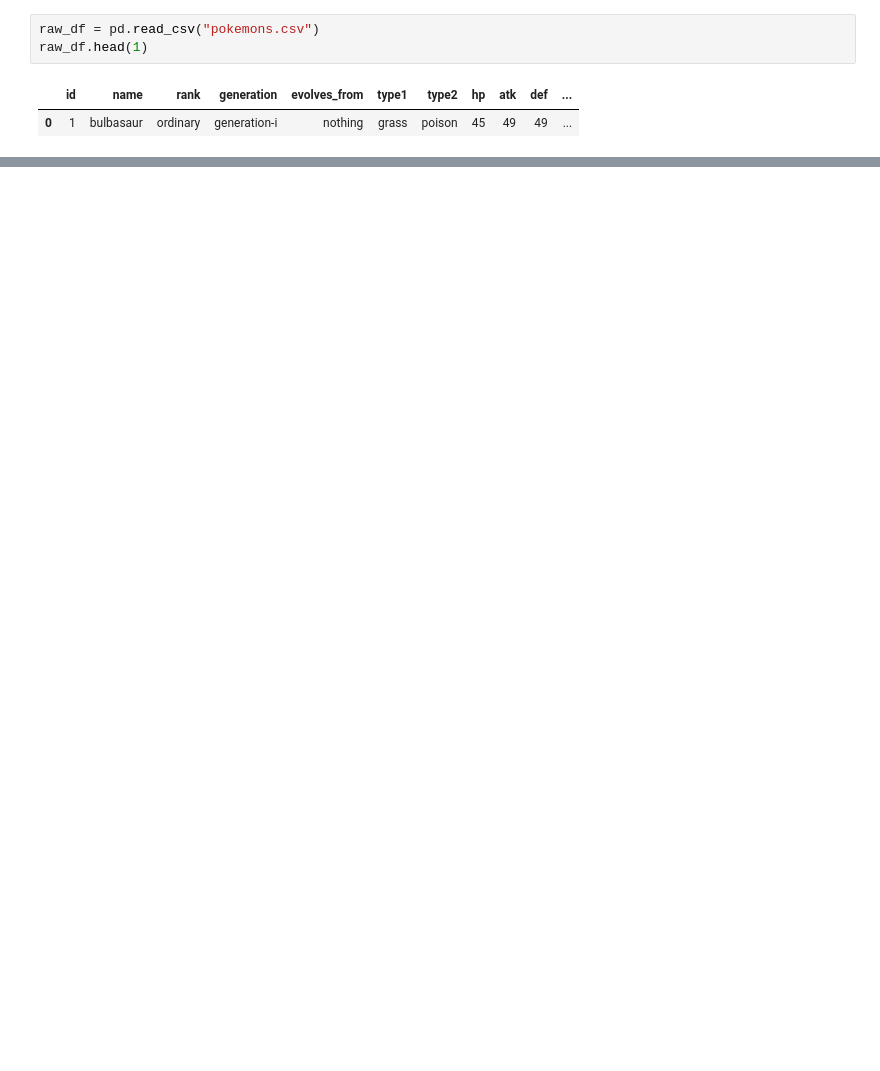
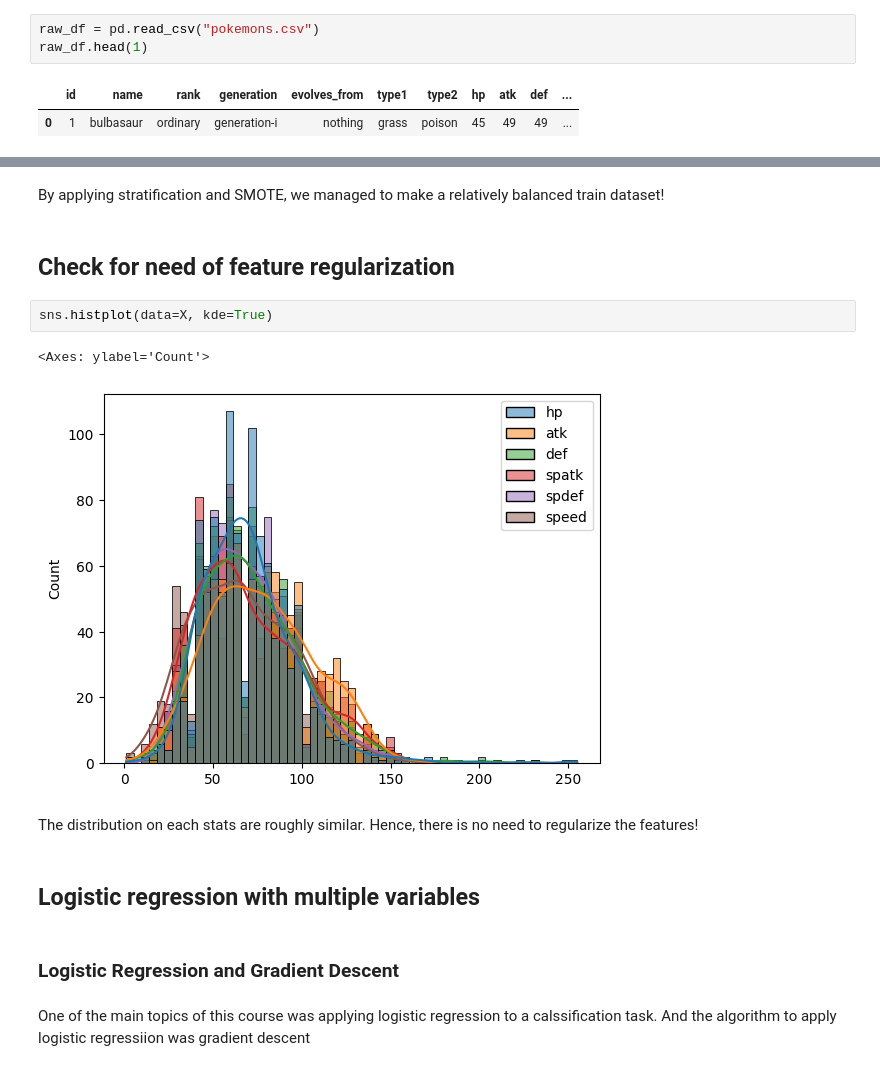
Before and after one commit to howarudo/machine_learning_specialization, a Jupyter notebook: supervised_ml/legendary_predictor.ipynb, the cells around one changed output, grey strips where cells are left out. Drawn from its saved outputs; the diff is of its cells as text; blank space fills up the shorter version.

```diff
--- a/supervised_ml/legendary_predictor.ipynb
+++ b/supervised_ml/legendary_predictor.ipynb
@@ -23,0 +86,17 @@ y  = raw_df["rank"].apply(lambda x: 1 if x == "legendary" else 0)
+# %% [markdown]
+By applying stratification and SMOTE, we managed to make a relatively balanced train dataset!
+# %% [markdown]
+## Check for need of feature regularization
+# %%
+sns.histplot(data=X, kde=True)
+# %% [output]
+<Axes: ylabel='Count'>
+[figure, added]
+# %% [markdown]
+The distribution on each stats are roughly similar. Hence, there is no need to regularize the features!
+# %% [markdown]
+## Logistic regression with multiple variables
+# %% [markdown]
+### Logistic Regression and Gradient Descent
+# %% [markdown]
+One of the main topics of this course was applying logistic regression to a calssification task. And the algorithm to apply logistic regressiion was gradient descent
```
Also changed, not shown: parts of 22 cells of this notebook.
